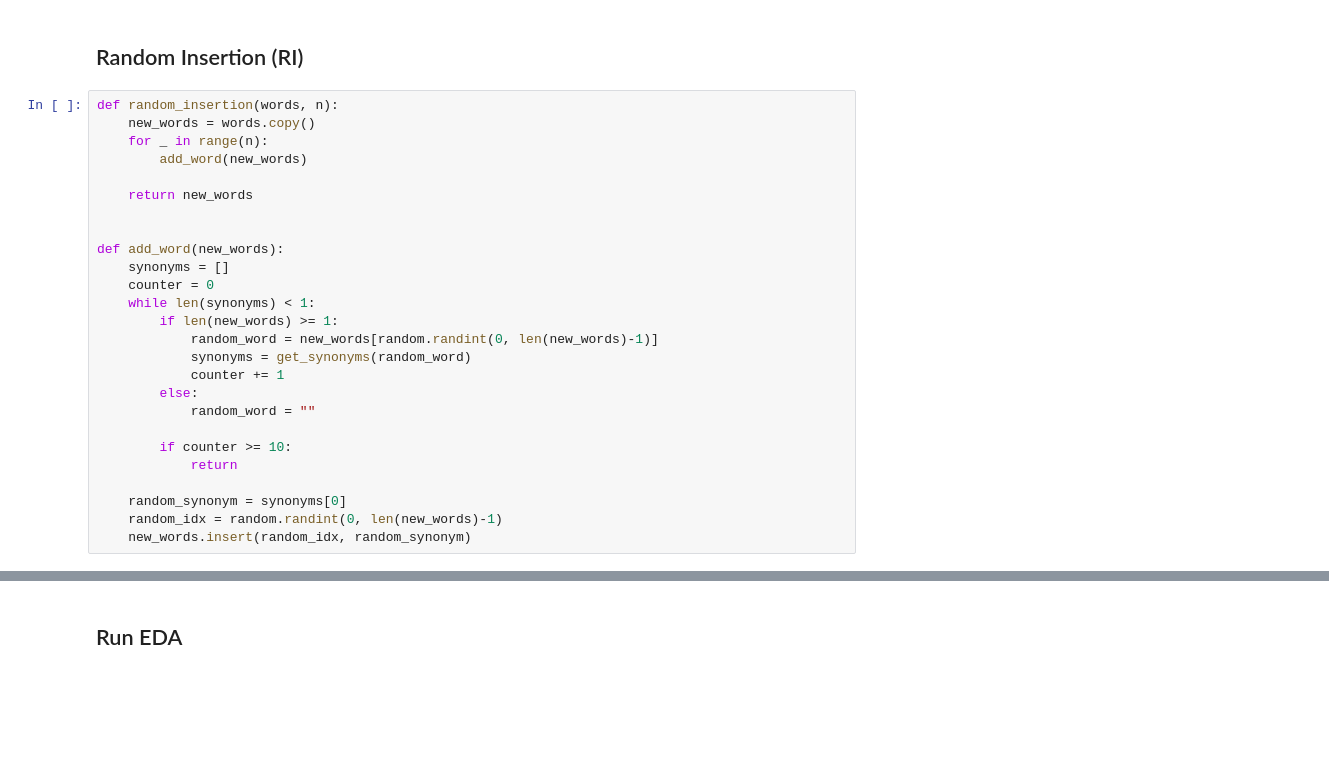
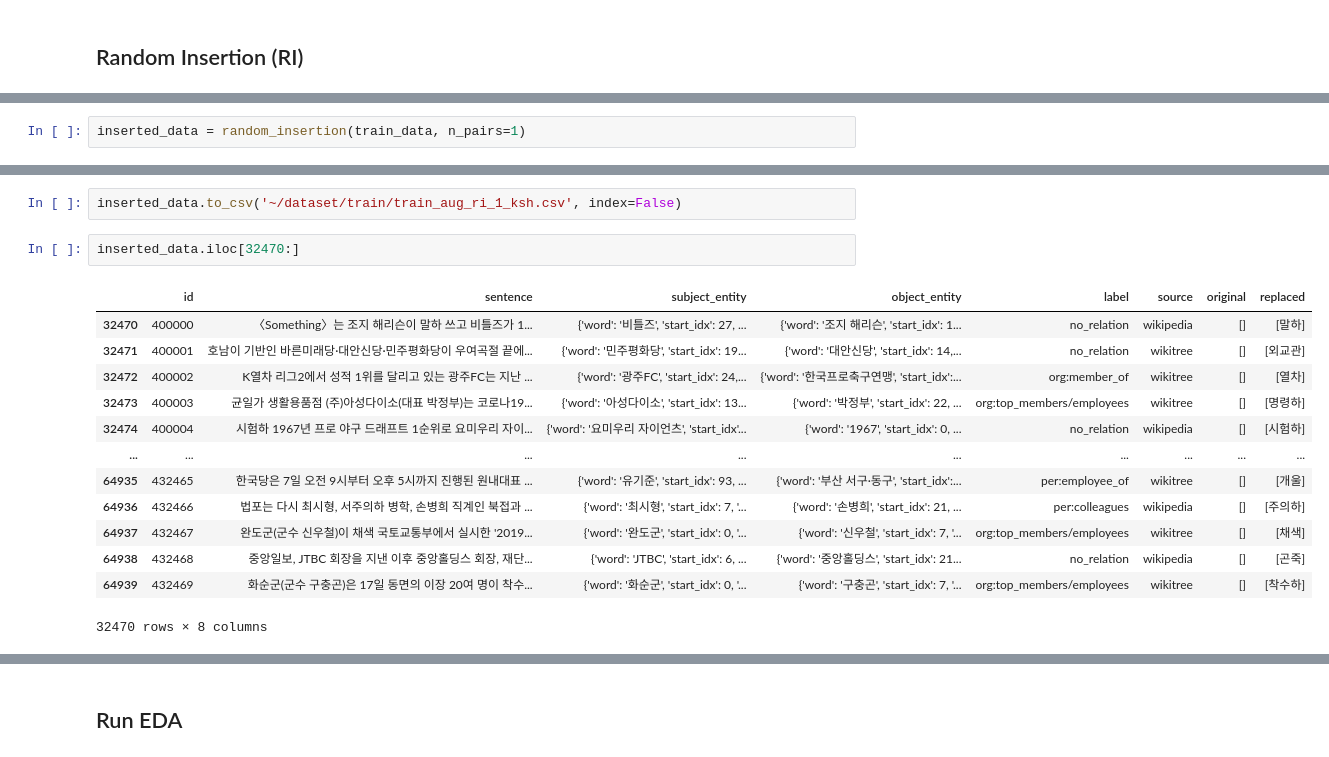
Before and after one commit to boostcampaitech5/level2_klue-nlp-09, a Jupyter notebook: preprocessing/kor_eda_ksh.ipynb, the cells around one changed output, grey strips where cells are left out. Saved outputs shown, nothing was run; the diff lists cells and outputs as text; blank space fills up the shorter version.

```diff
--- a/preprocessing/kor_eda_ksh.ipynb
+++ b/preprocessing/kor_eda_ksh.ipynb
@@ -255,28 +507,2 @@ def swap_word(new_words):
 # %% [markdown]
 ## Random Insertion (RI)
-# %%
-def random_insertion(words, n):
-    new_words = words.copy()
-    for _ in range(n):
-        add_word(new_words)
-
-    return new_words
-
-
-def add_word(new_words):
-    synonyms = []
-    counter = 0
-    while len(synonyms) < 1:
-        if len(new_words) >= 1:
-            random_word = new_words[random.randint(0, len(new_words)-1)]
-            synonyms = get_synonyms(random_word)
-            counter += 1
-        else:
-            random_word = ""
-
-        if counter >= 10:
-            return
-
-    random_synonym = synonyms[0]
-    random_idx = random.randint(0, len(new_words)-1)
-    new_words.insert(random_idx, random_synonym)
@@ -282,0 +593,2 @@ def add_word(new_words):
+# %%
+inserted_data = random_insertion(train_data, n_pairs=1)
@@ -282,0 +613,18 @@ def add_word(new_words):
+# %%
+inserted_data.to_csv('~/dataset/train/train_aug_ri_1_ksh.csv', index=False)
+# %%
+inserted_data.iloc[32470:]
+# %% [output]
+|  | id | sentence | subject_entity | object_entity | label | source | original | replaced |
+| 32470 | 400000 | 〈Something〉는 조지 해리슨이 말하 쓰고 비틀즈가 1... | {'word': '비틀즈', 'start_idx': 27, ... | {'word': '조지 해리슨', 'start_idx': 1... | no_relation | wikipedia | [] | [말하] |
+| 32471 | 400001 | 호남이 기반인 바른미래당·대안신당·민주평화당이 우여곡절 끝에... | {'word': '민주평화당', 'start_idx': 19... | {'word': '대안신당', 'start_idx': 14,... | no_relation | wikitree | [] | [외교관] |
+| 32472 | 400002 | K열차 리그2에서 성적 1위를 달리고 있는 광주FC는 지난 ... | {'word': '광주FC', 'start_idx': 24,... | {'word': '한국프로축구연맹', 'start_idx':... | org:member_of | wikitree | [] | [열차] |
+| 32473 | 400003 | 균일가 생활용품점 (주)아성다이소(대표 박정부)는 코로나19... | {'word': '아성다이소', 'start_idx': 13... | {'word': '박정부', 'start_idx': 22, ... | org:top_members/employees | wikitree | [] | [명령하] |
+| 32474 | 400004 | 시험하 1967년 프로 야구 드래프트 1순위로 요미우리 자이... | {'word': '요미우리 자이언츠', 'start_idx'... | {'word': '1967', 'start_idx': 0, ... | no_relation | wikipedia | [] | [시험하] |
+| ... | ... | ... | ... | ... | ... | ... | ... | ... |
+| 64935 | 432465 | 한국당은 7일 오전 9시부터 오후 5시까지 진행된 원내대표 ... | {'word': '유기준', 'start_idx': 93, ... | {'word': '부산 서구·동구', 'start_idx':... | per:employee_of | wikitree | [] | [개울] |
+| 64936 | 432466 | 법포는 다시 최시형, 서주의하 병학, 손병희 직계인 북접과 ... | {'word': '최시형', 'start_idx': 7, '... | {'word': '손병희', 'start_idx': 21, ... | per:colleagues | wikipedia | [] | [주의하] |
+| 64937 | 432467 | 완도군(군수 신우철)이 채색 국토교통부에서 실시한 '2019... | {'word': '완도군', 'start_idx': 0, '... | {'word': '신우철', 'start_idx': 7, '... | org:top_members/employees | wikitree | [] | [채색] |
+| 64938 | 432468 | 중앙일보, JTBC 회장을 지낸 이후 중앙홀딩스 회장, 재단... | {'word': 'JTBC', 'start_idx': 6, ... | {'word': '중앙홀딩스', 'start_idx': 21... | no_relation | wikipedia | [] | [곤죽] |
+| 64939 | 432469 | 화순군(군수 구충곤)은 17일 동면의 이장 20여 명이 착수... | {'word': '화순군', 'start_idx': 0, '... | {'word': '구충곤', 'start_idx': 7, '... | org:top_members/employees | wikitree | [] | [착수하] |
+32470 rows × 8 columns
```
Also changed, not shown: parts of 17 cells of this notebook.
